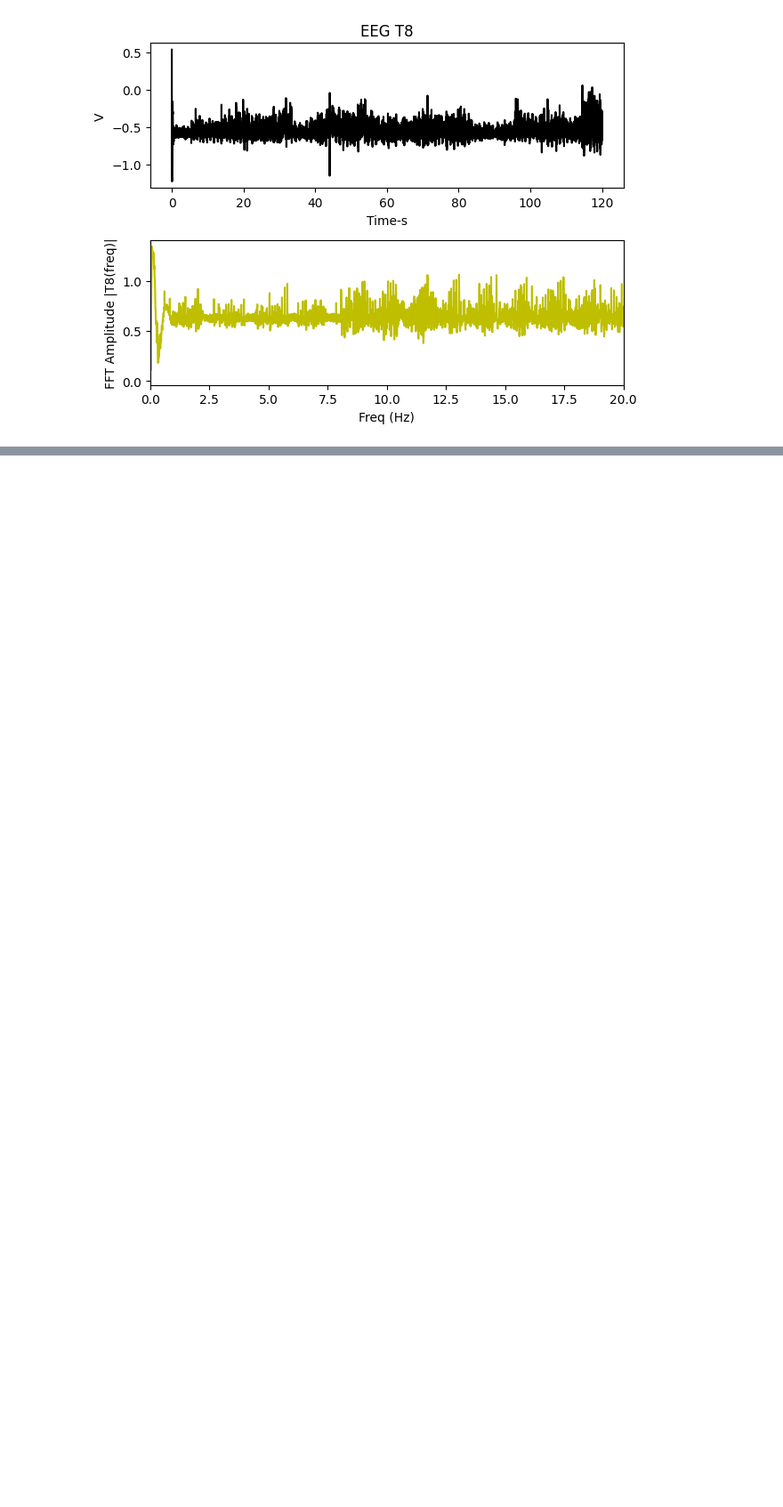
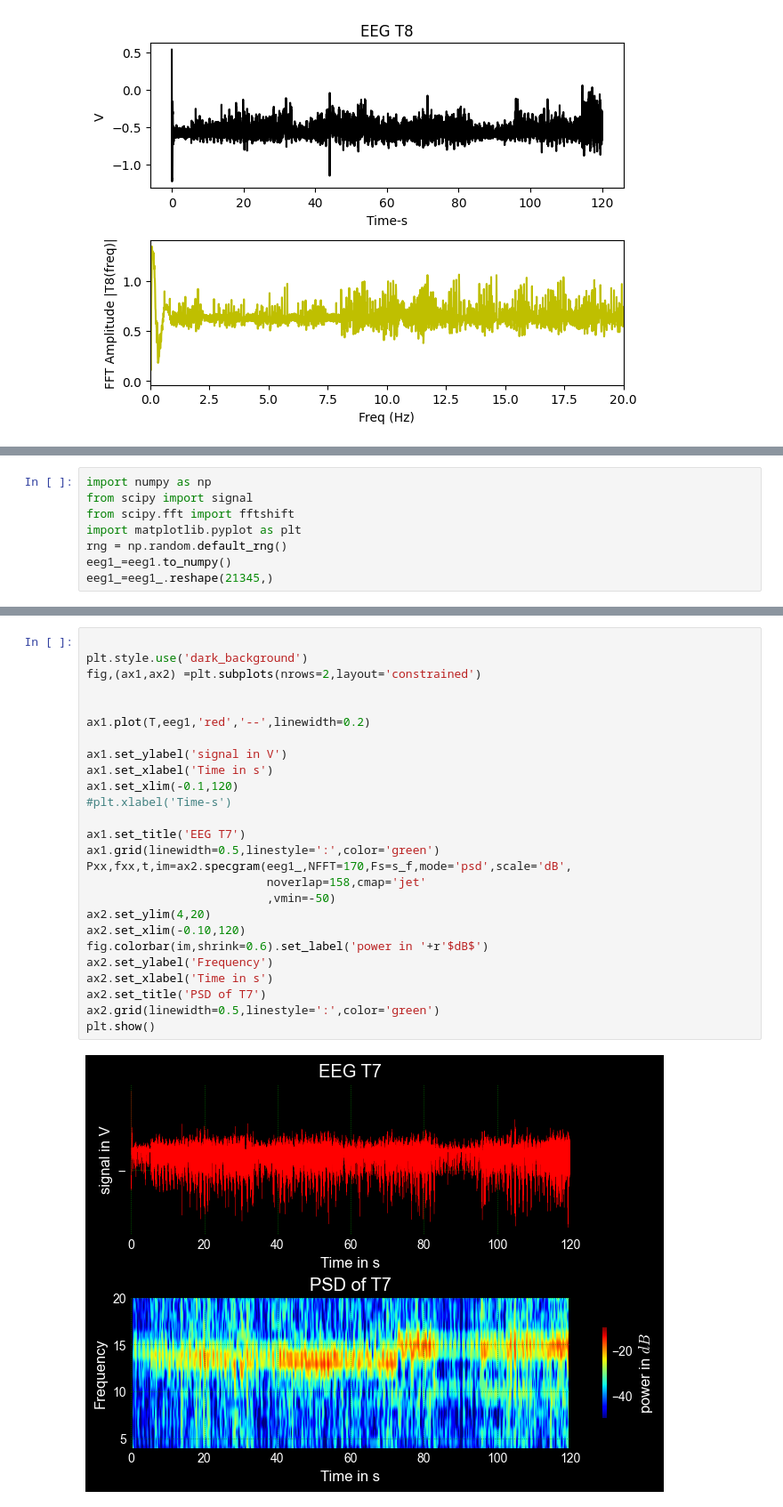
Before and after one commit to mrut1688/code, a Jupyter notebook: code/misc/trial1.ipynb, the cells around one changed output, grey strips where cells are left out. Shown at 89% size. Cells and saved outputs as stored; diff of their text form; blank space fills up the shorter version.

```diff
--- a/code/misc/trial1.ipynb
+++ b/code/misc/trial1.ipynb
@@ -170,0 +162,8 @@ TypeError: Invalid shape (256, 256, 165) for image data
+# %%
+import numpy as np
+from scipy import signal
+from scipy.fft import fftshift
+import matplotlib.pyplot as plt
+rng = np.random.default_rng()
+eeg1_=eeg1.to_numpy()
+eeg1_=eeg1_.reshape(21345,)
@@ -170,0 +194,28 @@ TypeError: Invalid shape (256, 256, 165) for image data
+# %%
+
+plt.style.use('dark_background')
+fig,(ax1,ax2) =plt.subplots(nrows=2,layout='constrained')
+
+
+ax1.plot(T,eeg1,'red','--',linewidth=0.2)
+
+ax1.set_ylabel('signal in V')
+ax1.set_xlabel('Time in s')
+ax1.set_xlim(-0.1,120)
+#plt.xlabel('Time-s')
+
+ax1.set_title('EEG T7')
+ax1.grid(linewidth=0.5,linestyle=':',color='green')
+Pxx,fxx,t,im=ax2.specgram(eeg1_,NFFT=170,Fs=s_f,mode='psd',scale='dB',
+                          noverlap=158,cmap='jet'
+                          ,vmin=-50)
+ax2.set_ylim(4,20)
+ax2.set_xlim(-0.10,120)
+fig.colorbar(im,shrink=0.6).set_label('power in '+r'$dB$')
+ax2.set_ylabel('Frequency')
+ax2.set_xlabel('Time in s')
+ax2.set_title('PSD of T7')
+ax2.grid(linewidth=0.5,linestyle=':',color='green')
+plt.show()
+# %% [output]
+[figure, added]
```
Also changed, not shown: parts of 7 cells of this notebook, 1 other file.
